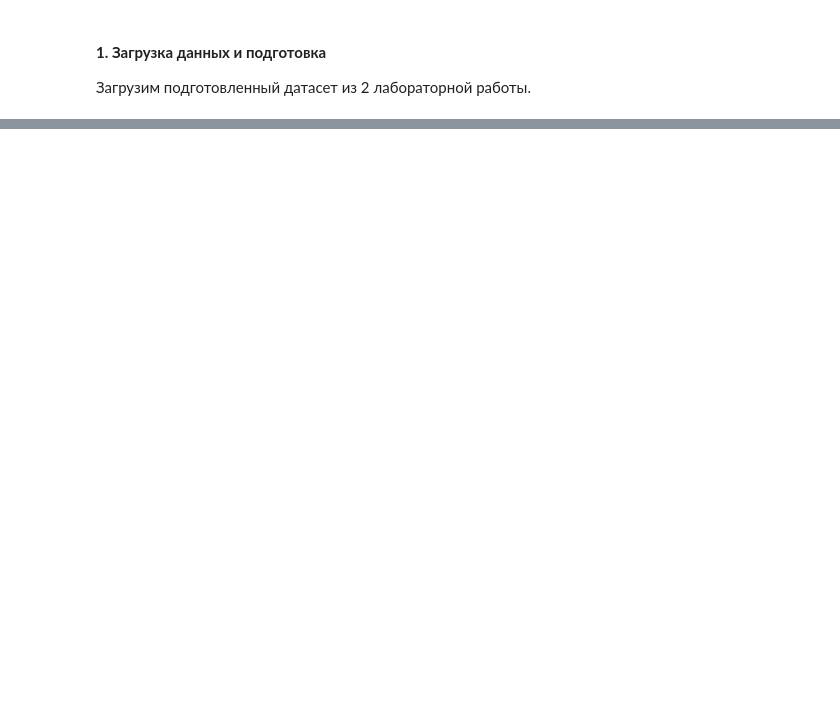
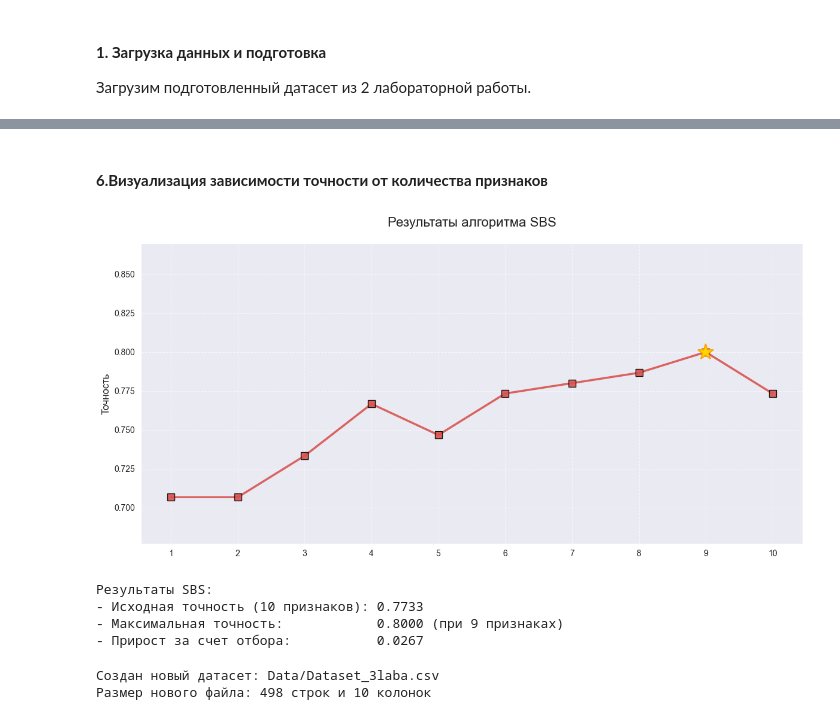
Before and after one commit to Ainur-Makhmutov/MAD-LABs, a Jupyter notebook: 3_laba.ipynb, the cells around one changed output, grey strips where cells are left out. Saved outputs shown, nothing was run; the diff lists cells and outputs as text; code cells hidden in the pictures; blank space fills up the shorter version.

```diff
--- a/3_laba.ipynb
+++ b/3_laba.ipynb
@@ -38 +43,7 @@ df.head()
+# %%
+# Латентный признак 1: Соотношение максимальной к средней памяти (показывает вариативность использования памяти)
+df['memory_variability'] = df['max_memory'] / (df['avg_memory'] + 1e-8)
+
+# Латентный признак 2: Соотношение максимальной к средней CPU
+df['cpu_variability'] = df['max_cpus'] / (df['avg_cpus'] + 1e-8)
 # %% [markdown]
@@ -39,0 +188,64 @@ df.head()
+# %% [markdown]
+#### __6.Визуализация зависимости точности от количества признаков__
+# %%
+# подготовка данных из списка sbs_history
+# sbs_history содержит (кол-во, точность, имя_удаленного, индексы)
+sbs_raw_x = np.array([item[0] for item in sbs_history], dtype=int)
+sbs_raw_y = np.array([item[1] for item in sbs_history], dtype=float)
+
+
+sort_idx = np.argsort(sbs_raw_x)
+sbs_x = sbs_raw_x[sort_idx]
+sbs_y = sbs_raw_y[sort_idx]
+
+max_acc = np.max(sbs_y)
+best_n = sbs_x[np.argmax(sbs_y)]
+
+plt.figure(figsize=(12, 6))
+
+# график SBS
+plt.plot(sbs_x, sbs_y, marker='s', label='SBS (Обратное исключение)', color='#d9534f', linewidth=2.5, markersize=9, linestyle='-', markeredgecolor='black', alpha=0.9)
+plt.plot(best_n, max_acc, '*', color='gold', markersize=20, markeredgecolor='orange', markeredgewidth=1.5, zorder=5)
+plt.title('Результаты алгоритма SBS', fontsize=16, pad=20)
+plt.ylabel('Точность', fontsize=12)
+
+# Сетка и оси
+plt.xticks(range(1, 11))
+plt.ylim(sbs_y.min() - 0.03, sbs_y.max() + 0.07)
+plt.grid(True, linestyle='--', alpha=0.6)
+plt.tight_layout()
+plt.show()
+
+print(f"Результаты SBS:")
+print(f"- Исходная точность (10 признаков): {sbs_y[-1]:.4f}")
+print(f"- Максимальная точность:            {max_acc:.4f} (при {best_n} признаках)")
+print(f"- Прирост за счет отбора:           {max_acc - sbs_y[-1]:.4f}")
+# %% [output]
+[figure, added]
+Результаты SBS:
+- Исходная точность (10 признаков): 0.7733
+- Максимальная точность:            0.8000 (при 9 признаках)
+- Прирост за счет отбора:           0.0267
+# %%
+new_columns = [
+    'duration',                             #'Длительность задачи (сек)',
+    'instance_index',                       # Индекс задачи в коллекции
+    'memory_variability',                   #'вариативность использования cpu (рассчитанный)',
+    'avg_cpus',                             #'Среднее использование CPU',
+    'avg_memory',                           #'Среднее использование памяти',
+    'max_cpus',                             #'Максимальное использование CPU',
+    'max_memory',                           #'Максимальное использование памяти',
+    'page_cache_memory',                    #'Страничный кэш памяти',
+    'cycles_per_instruction_norm',          #'Тактов на инструкцию',
+    'memory_accesses_per_instruction_std',  #'Обращений к памяти на инструкцию'
+]
+
+df_cleaned = df[new_columns].copy()
+
+# Сохраняем
+df_cleaned.to_csv("Data/Dataset_3laba.csv", index=False)
+print(f"Создан новый датасет: Data/Dataset_3laba.csv")
+print(f"Размер нового файла: {df_cleaned.shape[0]} строк и {df_cleaned.shape[1]} колонок")
+# %% [output]
+Создан новый датасет: Data/Dataset_3laba.csv
+Размер нового файла: 498 строк и 10 колонок
```
Also changed, not shown: parts of 9 cells of this notebook, 3 other files.
